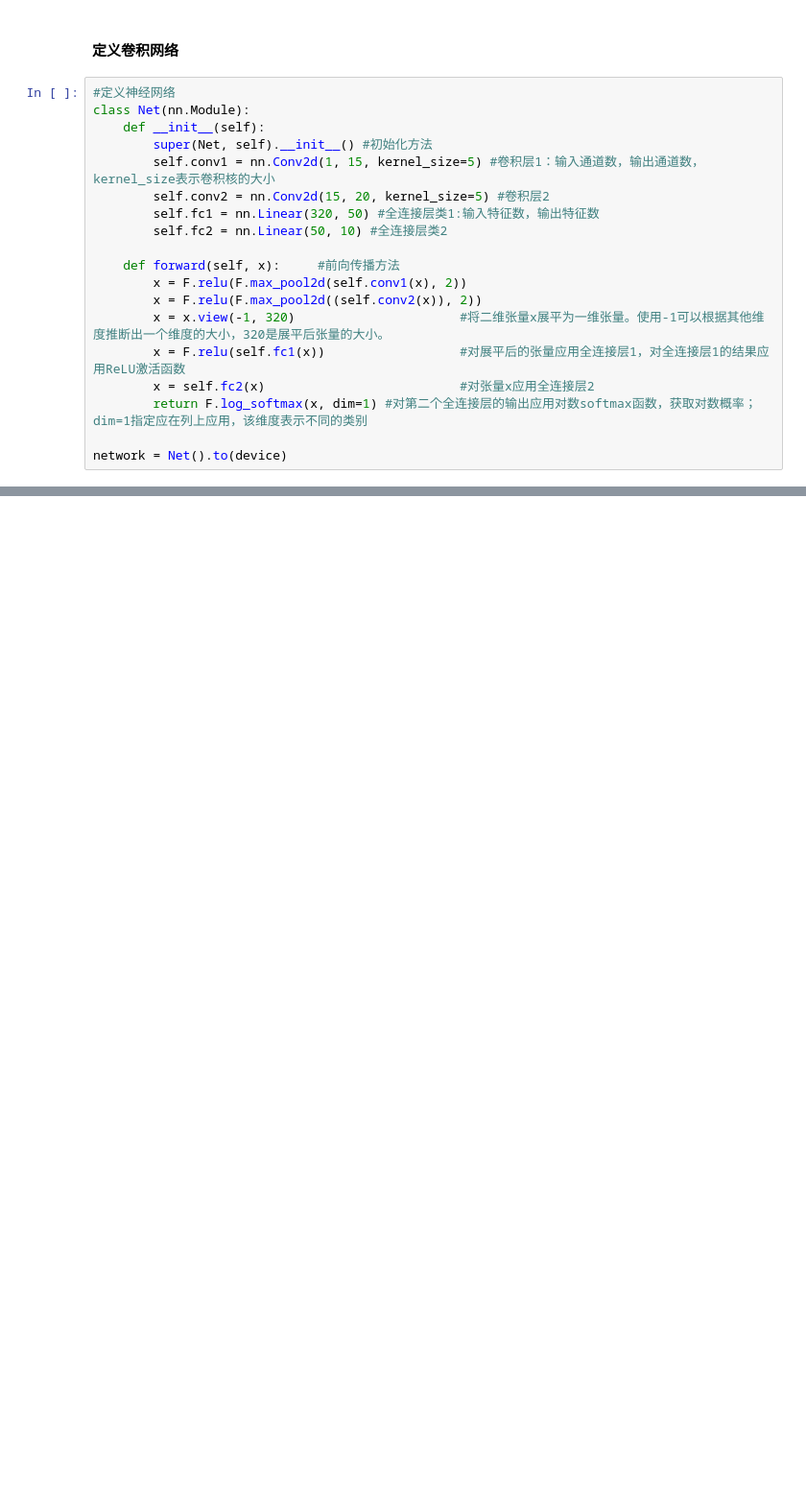
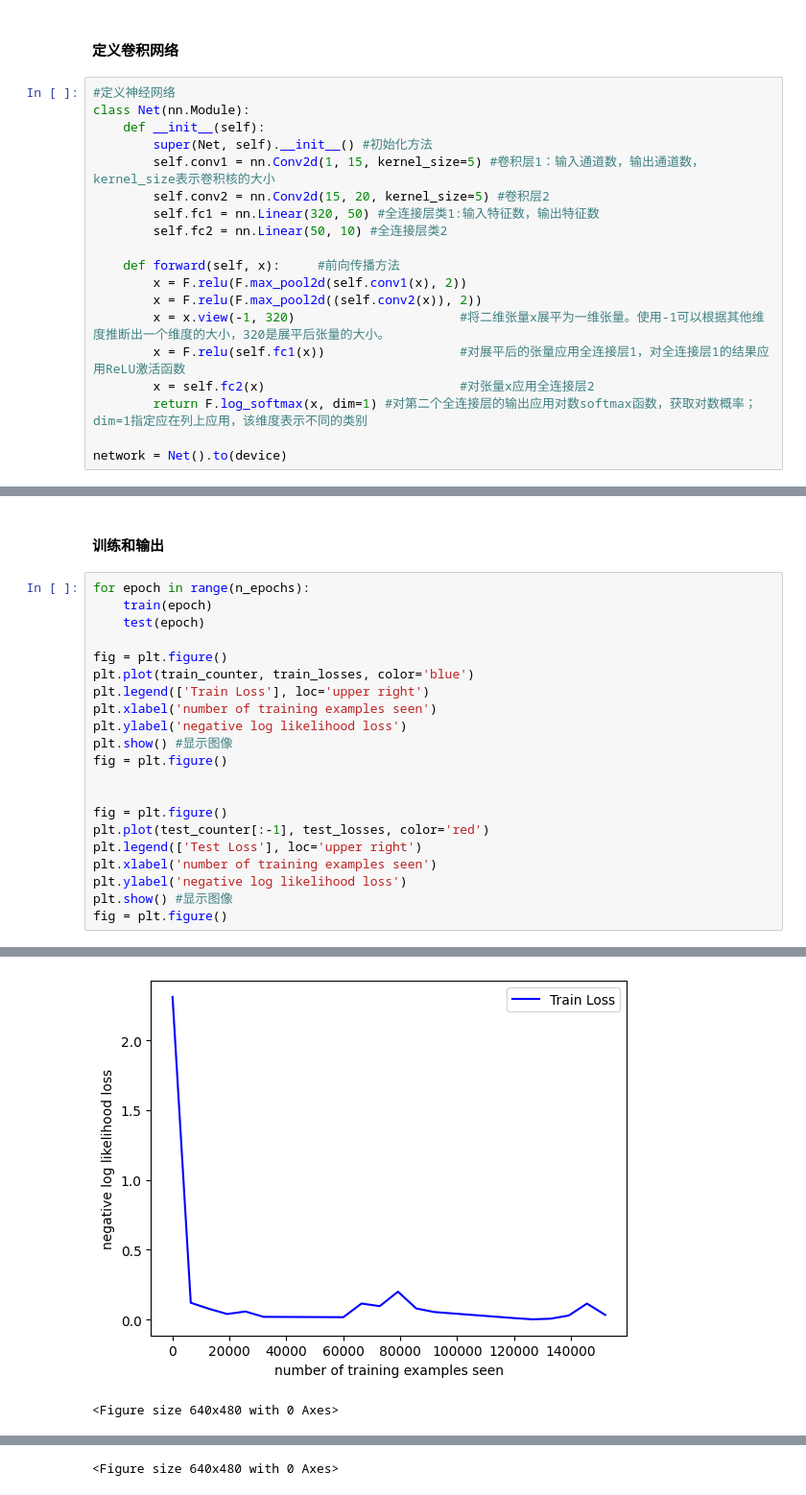
Before and after one commit to marble703/Assessment_winter_m7, a Jupyter notebook: Deeplearning/pytorch.ipynb, the cells around one changed output, grey strips where cells are left out. Shown at 96% size. Saved outputs shown, nothing was run; the diff lists cells and outputs as text; blank space fills up the shorter version.

```diff
--- a/Deeplearning/pytorch.ipynb
+++ b/Deeplearning/pytorch.ipynb
@@ -79,0 +134,24 @@ network = Net().to(device)
+# %% [markdown]
+#### 训练和输出
+# %%
+for epoch in range(n_epochs):
+    train(epoch)
+    test(epoch)
+
+fig = plt.figure()
+plt.plot(train_counter, train_losses, color='blue')
+plt.legend(['Train Loss'], loc='upper right')
+plt.xlabel('number of training examples seen')
+plt.ylabel('negative log likelihood loss')
+plt.show() #显示图像
+fig = plt.figure()
+
+
+fig = plt.figure()
+plt.plot(test_counter[:-1], test_losses, color='red')
+plt.legend(['Test Loss'], loc='upper right')
+plt.xlabel('number of training examples seen')
+plt.ylabel('negative log likelihood loss')
+plt.show() #显示图像
+fig = plt.figure()
+# %% [output]
@@ -79,0 +175,2 @@ network = Net().to(device)
+[figure, added]
+<Figure size 640x480 with 0 Axes>
@@ -79,0 +178 @@ network = Net().to(device)
+<Figure size 640x480 with 0 Axes>
```
Also changed, not shown: parts of 7 cells of this notebook.
